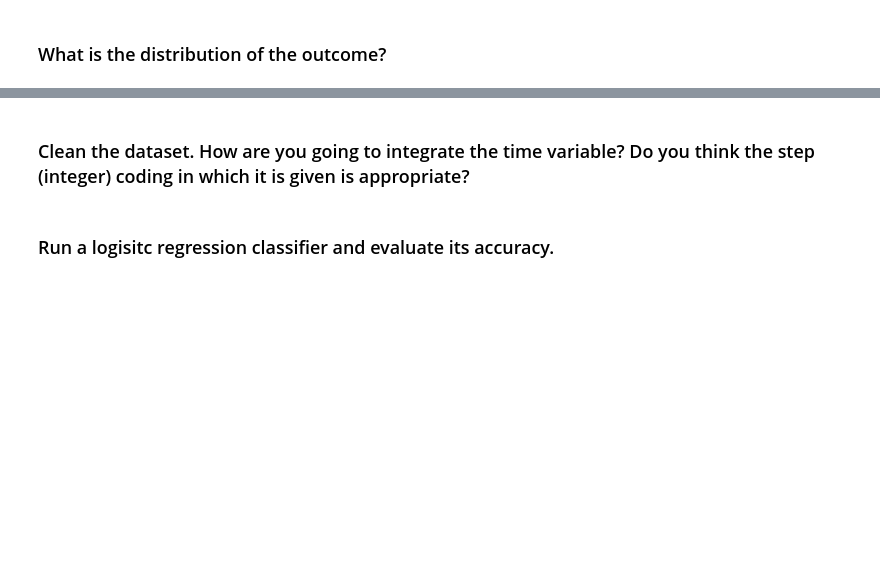
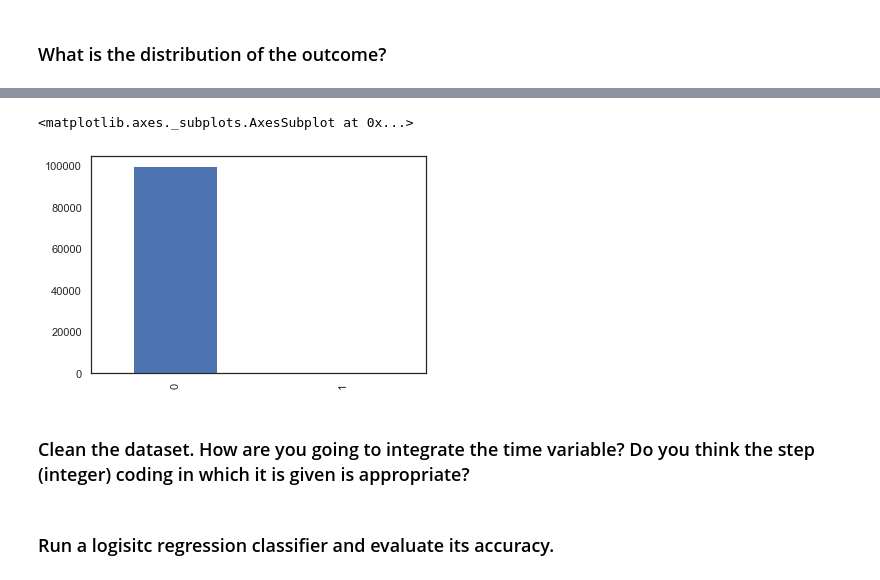
Before and after one commit to ta-data-lis/lab-imbalance, a Jupyter notebook: your-code/lab_imbalance.ipynb, the cells around one changed output, grey strips where cells are left out. Cells and saved outputs as stored; diff of their text form; code cells hidden in the pictures; blank space fills up the shorter version.

```diff
--- a/your-code/lab_imbalance.ipynb
+++ b/your-code/lab_imbalance.ipynb
@@ -16,2 +129,7 @@ Like we disussed in class, when we have noisy data, if we are not careful, we ca
+# %%
+data["isFraud"].value_counts().plot(kind = "bar")
+# %% [output]
+<matplotlib.axes._subplots.AxesSubplot at 0x...>
+[figure, added]
 # %%
 # Your response here
```
Also changed, not shown: parts of 27 cells of this notebook.
